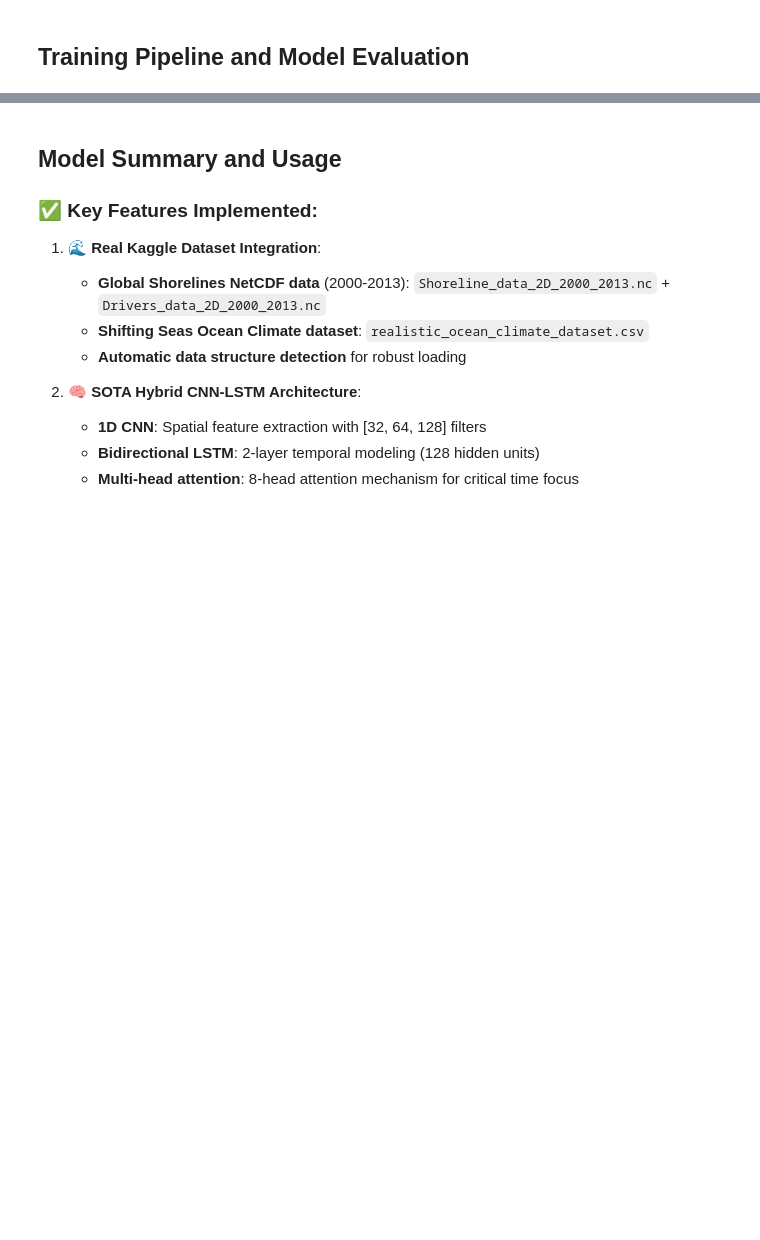
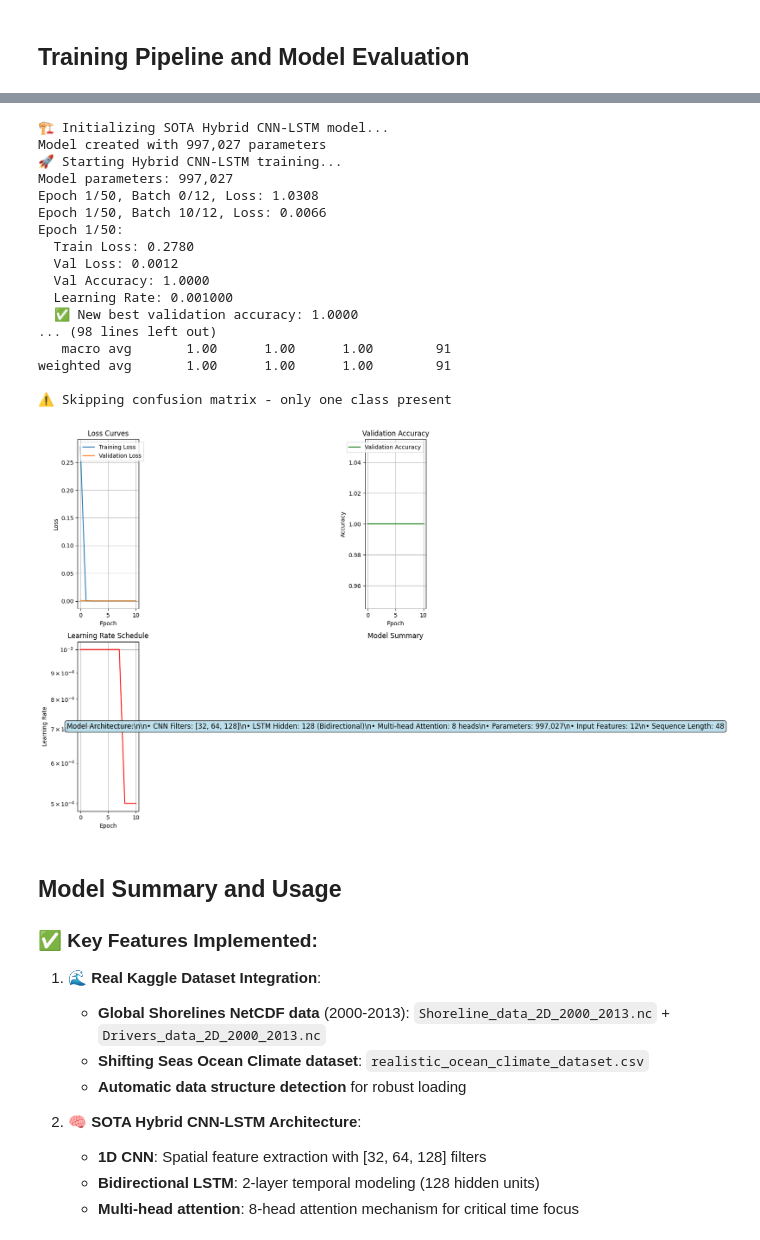
Before and after one commit to tanujdargan/erosiondetect, a Jupyter notebook: notebooks/kaggle_dataset_training.ipynb, the cells around one changed output, grey strips where cells are left out. Drawn from its saved outputs; the diff is of its cells as text; code cells hidden in the pictures; blank space fills up the shorter version.

Commit message:
Kaggle Notebook | kaggle_dataset_training | WorkingConfirm

```diff
--- a/notebooks/kaggle_dataset_training.ipynb
+++ b/notebooks/kaggle_dataset_training.ipynb
@@ -2303,19 +2310,47 @@ def train_hybrid_model(model, train_loader, val_loader, epochs=50, lr=1e-3):
     print(f"Final Validation Accuracy: {accuracy_score(all_labels, all_preds):.4f}")
 
     print("\nClassification Report:")
-    print(classification_report(all_labels, all_preds,
-                              target_names=['Low Risk', 'Medium Risk', 'High Risk']))
+    # Check what classes are actually present
+    unique_labels = np.unique(all_labels)
+    unique_preds = np.unique(all_preds)
+    present_classes = sorted(list(set(unique_labels) | set(unique_preds)))
+    target_names_all = ['Low Risk', 'Medium Risk', 'High Risk']
+    target_names_present = [target_names_all[i] if i < len(target_names_all) else f'Class {i}'
+                           for i in present_classes]
 
-    # Confusion Matrix
-    cm = confusion_matrix(all_labels, all_preds)
-    plt.figure(figsize=(10, 8))
-    sns.heatmap(cm, annot=True, fmt='d', cmap='Blues',
-                xticklabels=['Low Risk', 'Medium Risk', 'High Risk'],
-                yticklabels=['Low Risk', 'Medium Risk', 'High Risk'])
-    plt.title('Confusion Matrix - Hybrid CNN-LSTM')
-    plt.ylabel('True Label')
-    plt.xlabel('Predicted Label')
-    plt.show()
+    print(f"📊 Classes in labels: {unique_labels}")
+    print(f"📊 Classes in predictions: {unique_preds}")
+    print(f"📊 Label distribution: {np.bincount(all_labels)}")
+    print(f"📊 Prediction distribution: {np.bincount(all_preds)}")
+
+    try:
+        print(classification_report(all_labels, all_preds,
+                                  labels=present_classes,
+                                  target_names=target_names_present,
+                                  zero_division=0))
+    except Exception as e:
+        print(f"❌ Error generating classification report: {e}")
+        print("📊 Basic accuracy metrics:")
+        final_accuracy = accuracy_score(all_labels, all_preds)
+        print(f"   - Overall accuracy: {final_accuracy:.4f}")
+        for i, class_name in enumerate(target_names_all):
+            if i in present_classes:
+                class_acc = np.mean(np.array(all_preds)[np.array(all_labels) == i] == i) if i in all_labels else 0
+                print(f"   - {class_name} accuracy: {class_acc:.4f}")
+
+    # Confusion Matrix (only if multiple classes)
+    if len(present_classes) > 1:
+        cm = confusion_matrix(all_labels, all_preds, labels=present_classes)
+        plt.figure(figsize=(10, 8))
+        sns.heatmap(cm, annot=True, fmt='d', cmap='Blues',
+                    xticklabels=target_names_present,
+                    yticklabels=target_names_present)
+        plt.title('Confusion Matrix - Hybrid CNN-LSTM')
+        plt.ylabel('True Label')
+        plt.xlabel('Predicted Label')
+        plt.show()
+    else:
+        print("⚠️ Skipping confusion matrix - only one class present")
 
     # Training curves
     fig, ((ax1, ax2), (ax3, ax4)) = plt.subplots(2, 2, figsize=(15, 10))
@@ -2355,33 +2390,52 @@ def train_hybrid_model(model, train_loader, val_loader, epochs=50, lr=1e-3):
              f'• Input Features: {n_features}\\n' +
              f'• Sequence Length: {seq_len}',
              transform=ax4.transAxes, fontsize=12,
              verticalalignment='center', horizontalalignment='center',
              bbox=dict(boxstyle='round', facecolor='lightblue', alpha=0.8))
     ax4.set_title('Model Summary')
     ax4.axis('off')
 
     plt.tight_layout()
     plt.show()
 
     return model, history
 
 # Initialize and train model
 print("🏗️ Initializing SOTA Hybrid CNN-LSTM model...")
 model = HybridCNNLSTM(
     n_features=n_features,
     n_classes=3,  # Low, Medium, High erosion risk
     cnn_filters=[32, 64, 128],
     lstm_hidden=128,
     lstm_layers=2,
     dropout=0.15
 )
 
 print(f"Model created with {sum(p.numel() for p in model.parameters()):,} parameters")
 
 # Train the model
 trained_model, training_history = train_hybrid_model(
     model, train_loader, val_loader, epochs=50, lr=1e-3
 )
+# %% [output]
+🏗️ Initializing SOTA Hybrid CNN-LSTM model...
+Model created with 997,027 parameters
+🚀 Starting Hybrid CNN-LSTM training...
+Model parameters: 997,027
+Epoch 1/50, Batch 0/12, Loss: 1.0308
+Epoch 1/50, Batch 10/12, Loss: 0.0066
+Epoch 1/50:
+  Train Loss: 0.2780
+  Val Loss: 0.0012
+  Val Accuracy: 1.0000
+  Learning Rate: 0.001000
+  ✅ New best validation accuracy: 1.0000
+... (98 lines left out)
+   macro avg       1.00      1.00      1.00        91
+weighted avg       1.00      1.00      1.00        91
+
+⚠️ Skipping confusion matrix - only one class present
+[figure, added]
 # %% [markdown]
 ## Model Summary and Usage
 
```
Also changed, not shown: parts of 7 cells of this notebook.
